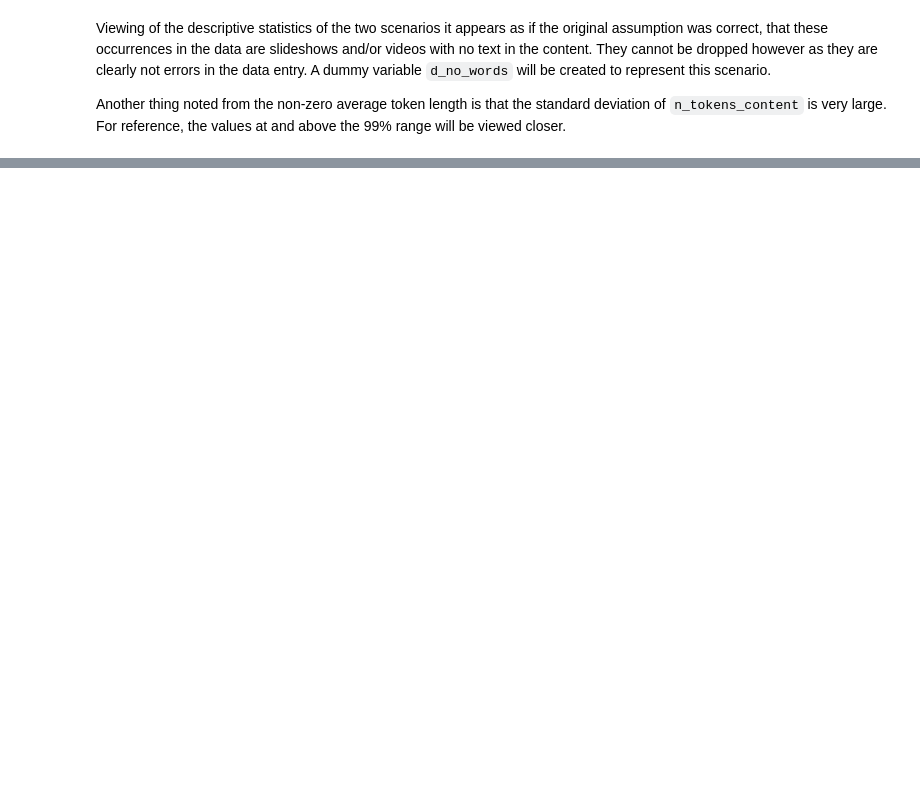
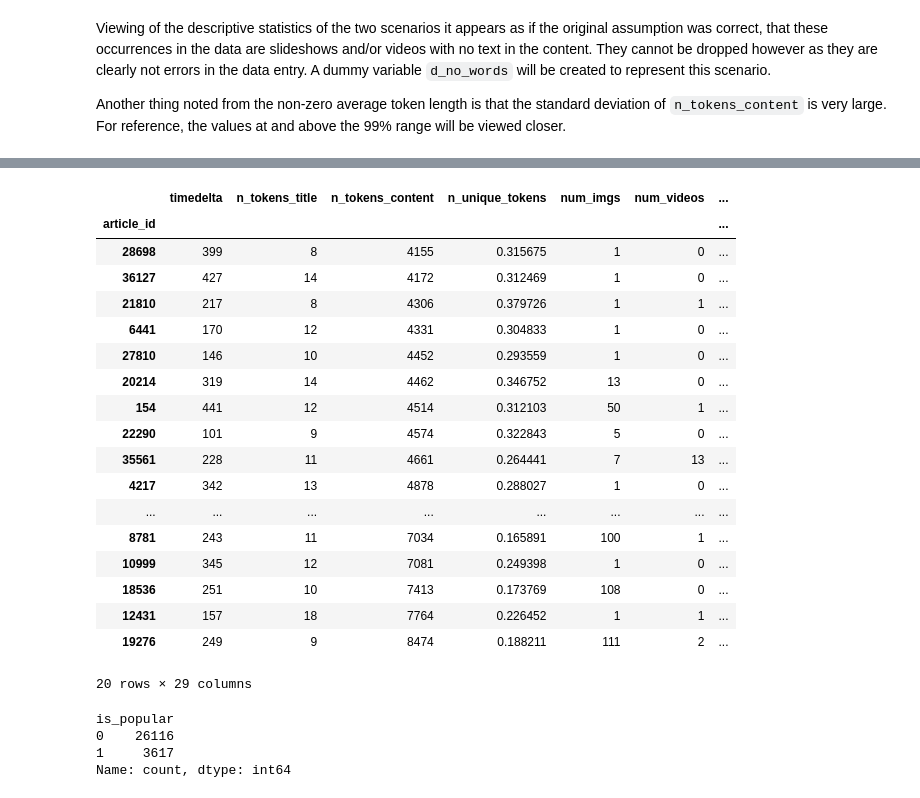
Before and after one commit to nxfern/Mashable-Online-News-Popularity, a Jupyter notebook: DS2_Take-Home_NF.ipynb, the cells around one changed output, grey strips where cells are left out. Drawn from its saved outputs; the diff is of its cells as text; code cells hidden in the pictures; blank space fills up the shorter version.

```diff
--- a/DS2_Take-Home_NF.ipynb
+++ b/DS2_Take-Home_NF.ipynb
@@ -209,0 +223,31 @@ data[data['n_tokens_content'] <= content_75].describe()
+# %%
+# Viewing the last 20 observations when sorted by n_tokens_content
+data.sort_values('n_tokens_content').tail(20)
+# %% [output]
+|  | timedelta | n_tokens_title | n_tokens_content | n_unique_tokens | num_imgs | num_videos | ... |
+| article_id |  |  |  |  |  |  | ... |
+| 28698 | 399 | 8 | 4155 | 0.315675 | 1 | 0 | ... |
+| 36127 | 427 | 14 | 4172 | 0.312469 | 1 | 0 | ... |
+| 21810 | 217 | 8 | 4306 | 0.379726 | 1 | 1 | ... |
+| 6441 | 170 | 12 | 4331 | 0.304833 | 1 | 0 | ... |
+| 27810 | 146 | 10 | 4452 | 0.293559 | 1 | 0 | ... |
+| 20214 | 319 | 14 | 4462 | 0.346752 | 13 | 0 | ... |
+| 154 | 441 | 12 | 4514 | 0.312103 | 50 | 1 | ... |
+| 22290 | 101 | 9 | 4574 | 0.322843 | 5 | 0 | ... |
+| 35561 | 228 | 11 | 4661 | 0.264441 | 7 | 13 | ... |
+| 4217 | 342 | 13 | 4878 | 0.288027 | 1 | 0 | ... |
+| ... | ... | ... | ... | ... | ... | ... | ... |
+| 8781 | 243 | 11 | 7034 | 0.165891 | 100 | 1 | ... |
+| 10999 | 345 | 12 | 7081 | 0.249398 | 1 | 0 | ... |
+| 18536 | 251 | 10 | 7413 | 0.173769 | 108 | 0 | ... |
+| 12431 | 157 | 18 | 7764 | 0.226452 | 1 | 1 | ... |
+| 19276 | 249 | 9 | 8474 | 0.188211 | 111 | 2 | ... |
+20 rows × 29 columns
+# %%
+# Viewing overall distribution of articles denoted as popular vs not popular
+data['is_popular'].value_counts()
+# %% [output]
+is_popular
+0    26116
+1     3617
+Name: count, dtype: int64
```
Also changed, not shown: parts of 35 cells of this notebook.
